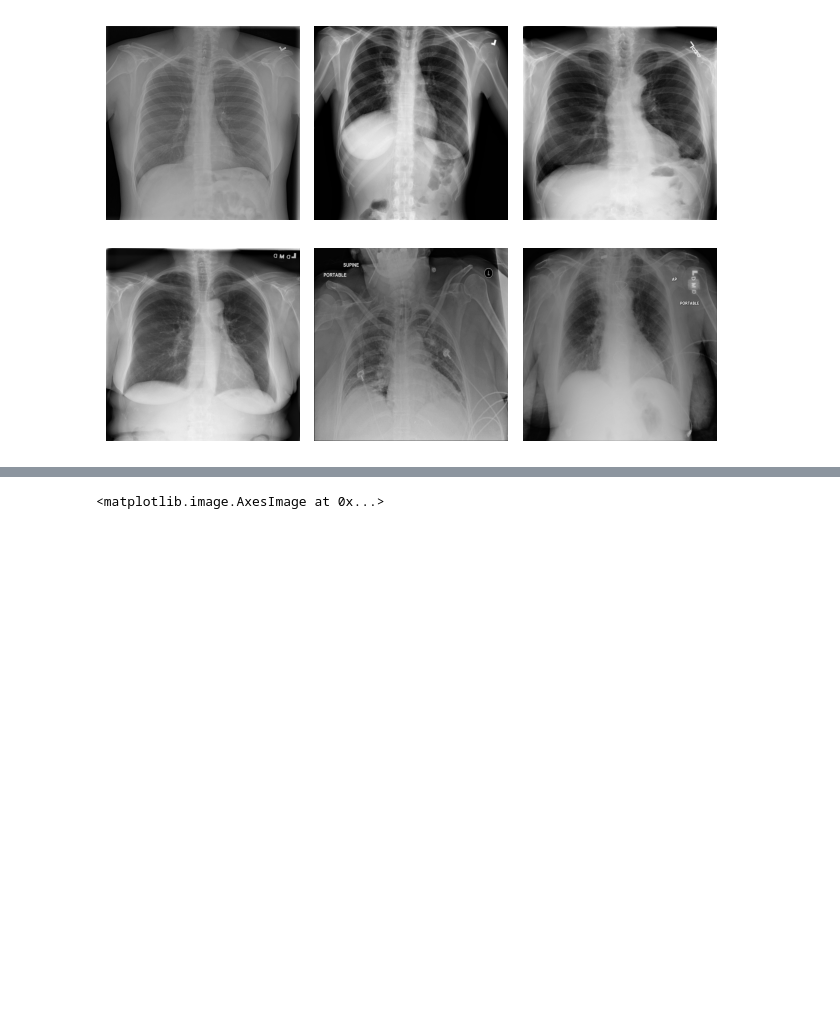
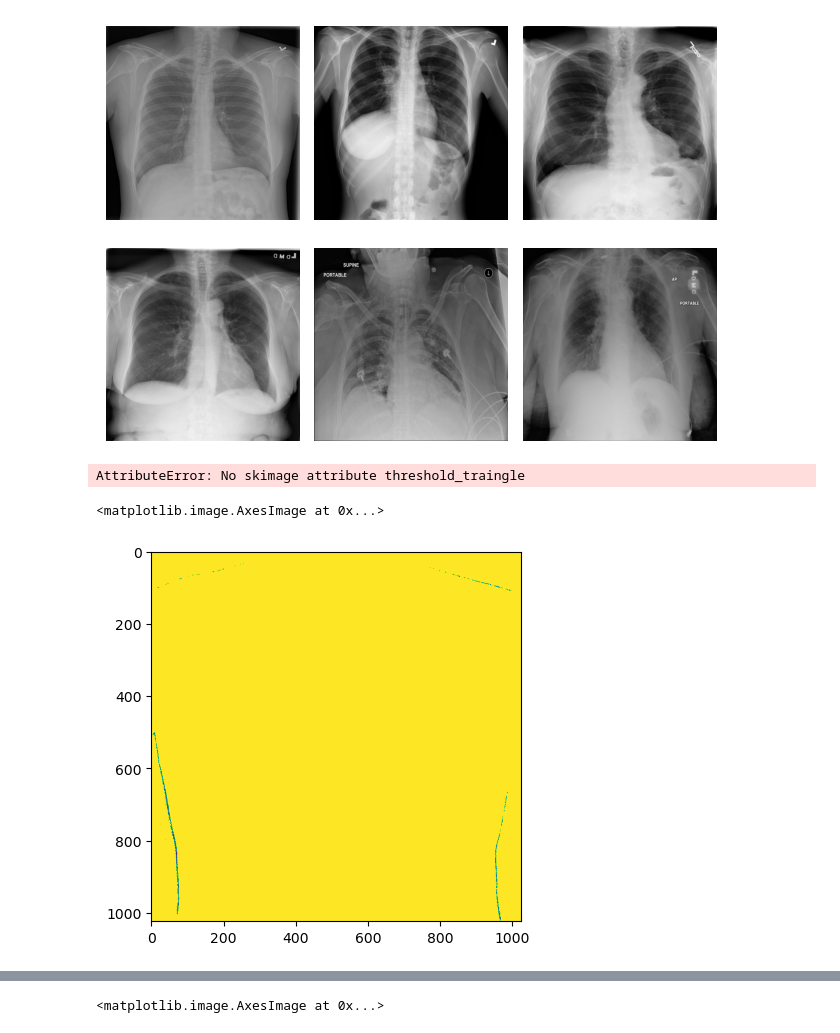
Before and after one commit to annpn526/Final-Project, a Jupyter notebook: Project/file.ipynb, the cells around one changed output, grey strips where cells are left out. Saved outputs shown, nothing was run; the diff lists cells and outputs as text; code cells hidden in the pictures; blank space fills up the shorter version.

Commit message:
here's some attempts to do segmentations. please help if you can

```diff
--- a/Project/file.ipynb
+++ b/Project/file.ipynb
@@ -36,7 +36,7 @@ def dir2Array(dir):
     count = 0
     for entry in os.scandir(dir):
         if entry.is_file():
-            returnarr[count] = dicom.dcmread(f"{entry.path}")
+            returnarr[count] = dicom.dcmread(f"{entry.path}").pixel_array
         count = count + 1
     return returnarr
     #plot images using this repeatedly for testing
@@ -68,0 +64,40 @@ res, edge = cv2.threshold(img, 125,255,cv2.THRESH_BINARY)
+# %%
+
+import skimage as ski
+img = ski.threshold_traingle(testds[0])
+mask = img.astype(bool)
+
+plt.imshow(mask)
+# %% [output]
+AttributeError: No skimage attribute threshold_traingle
+# %%
+import skimage as ski
+from cv2 import cvtColor
+img = testds[0]
+from sklearn.cluster import spectral_clustering
+# img += 1 + 0.2 * np.random.randn(*img.shape)
+from sklearn.feature_extraction import image
+mask = img.astype(bool)
+
+
+graph = image.img_to_graph(img, mask=mask)
+
+graph.data = np.exp(-graph.data / graph.data.std())
+# # res, edge = cv2.threshold(img, 115,255,cv2.THRESH_BINARY)
+
+# edge = ski.filters.sobel((edge))
+
+# markers = np.zeros_like(img)
+# markers[img < 135] = 1
+# markers[img > 200] = 2
+# # cv2.imshow('Binary Threshold', edge)
+# plt.imshow(markers)
+# from skimage.segmentation import watershed
+# # segmentation = ski.segmentation.watershed(edge, markers)
+# # plt.imshow(segmentation)
+mask = img.astype(bool)
+
+plt.imshow(mask)
+# %% [output]
+<matplotlib.image.AxesImage at 0x...>
+[figure, added]
```
Also changed, not shown: parts of 4 cells of this notebook.
